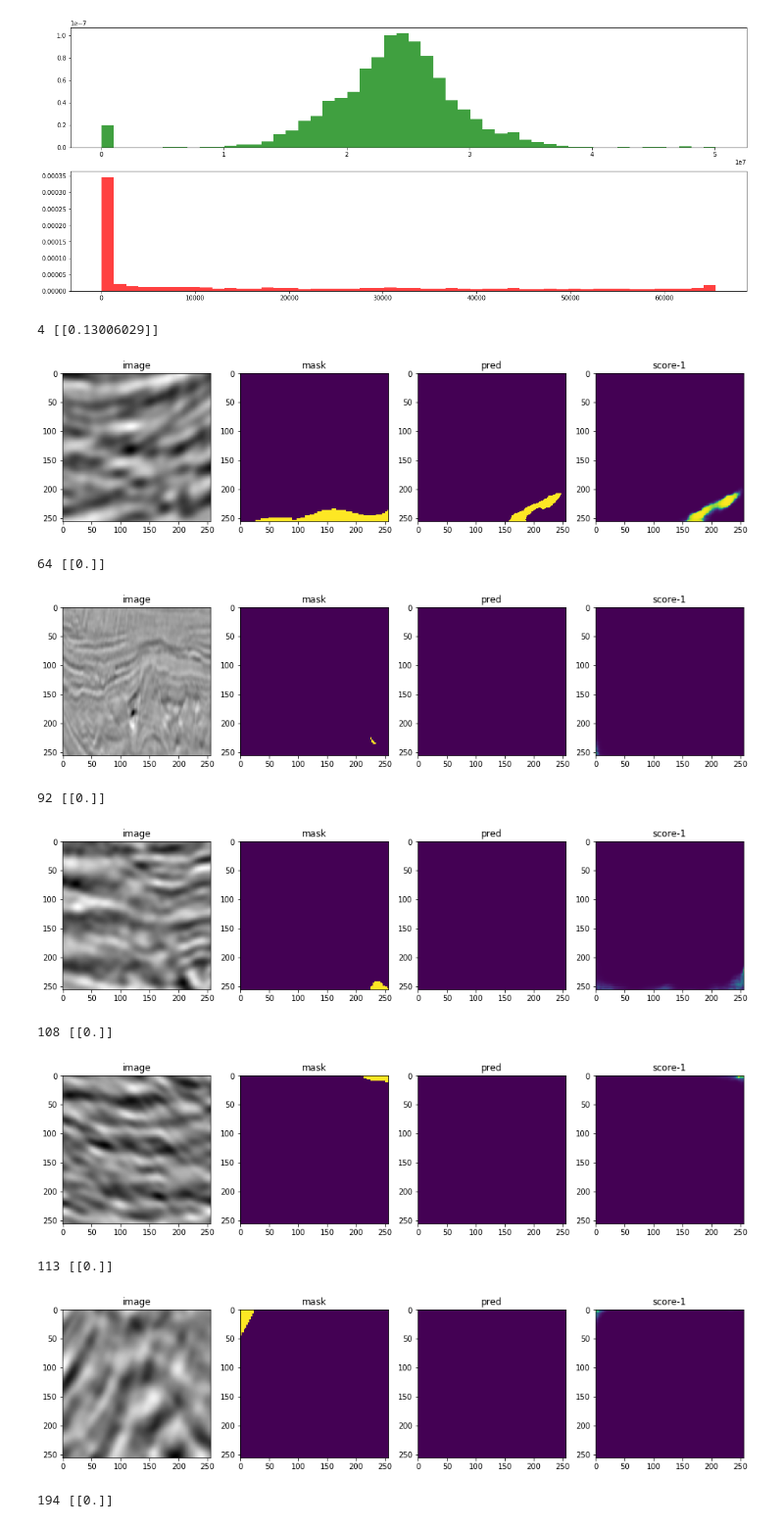
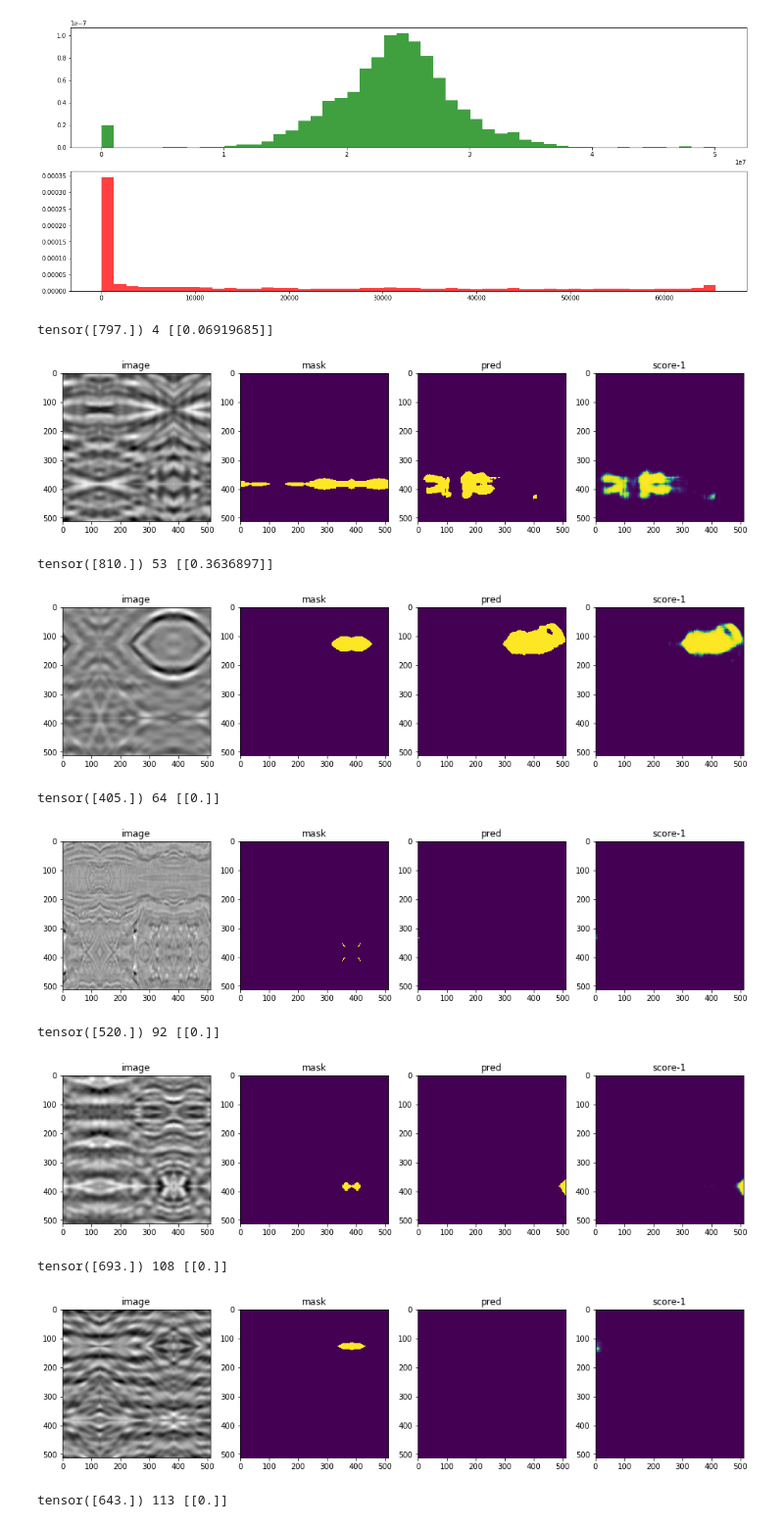
Before and after one commit to pedrodiamel/kaggle-tgs-salt-identification, a Jupyter notebook: books/eval.ipynb, the cells around one changed output. Shown at 98% size. Saved outputs shown, nothing was run; the diff lists cells and outputs as text; code cells hidden in the pictures.

```diff
--- a/books/eval.ipynb
+++ b/books/eval.ipynb
@@ -40,8 +39,8 @@ exp_tgs_unetresnet152_mcedice_adam_tgs-salt-identification-challenge_dim64_001
 # %%
 project          = '../netruns'
-name             = 'exp_tgs_unetresnet_152_mcedice_adam_tgs-salt-identification-challenge_001'
+name             = 'exp_tgs_unetresnet152_mcedice_adam_tgs-salt-identification-challenge_005'
 pathnamedataset  = '~/.kaggle/competitions/tgs-salt-identification-challenge'
-pathmodel        = os.path.join( project, name, 'models/chk000335.pth.tar' )
+pathmodel        = os.path.join( project, name, 'models/model_best.pth.tar' ) #model_best
 batch_size       = 2
 workers          = 1
 cuda             = False
@@ -64,7 +63,17 @@ dataset = TGSDataset(
     filter=True,
     transform=transforms.Compose([
         mtrans.ToResize( (256,256), resize_mode='squash', padding_mode=cv2.BORDER_REFLECT_101 ),
+        mtrans.ToPad( 128, 128, padding_mode=cv2.BORDER_REFLECT_101 ),
+
+        #mtrans.ToResize( (102,102), resize_mode='squash', padding_mode=cv2.BORDER_REFLECT_101 ),
+        #mtrans.ToPad( 13, 13, padding_mode=cv2.BORDER_REFLECT_101 ),
+
         #mtrans.ToResizeUNetFoV(imsize, cv2.BORDER_REFLECT_101),
+        #mtrans.RandomBrightness( factor=0.15 ),
+        #mtrans.RandomContrast( factor=0.15 ),
+        #mtrans.RandomGamma( factor=0.15 ),
+        #mtrans.CLAHE(),
+
         mtrans.ToTensor(),
         #mtrans.ToNormalization(),
         mtrans.ToMeanNormalization( mean=[0.485, 0.456, 0.406], std=[0.229, 0.224, 0.225], )
@@ -187,61 +197,80 @@ plt.show()
 [figure]
 # %%
 
-
+tta=False
 idx=0
 k=0
 for i in range( len(dataset) ):
 
     idx = i
     sample = dataset[ idx ]
-    mask = sample['label'][1,:,:].data.numpy()
+    mask   = sample['label'][1,:,:].data.numpy()
+    depth  = sample['metadata']
     #mask = mask[92:92+116, 92:92+116]
 
+    image_t = sample['image'].unsqueeze(0)
+    depth_t = torch.Tensor( [0] )
+
     idname = dataset.data.getimagename( idx )
-    score = net( sample['image'].unsqueeze(0), torch.Tensor( [0] ) ).float()
+    score = net(image_t, depth_t ).float()
+    if tta:
+        score_t = net( F.fliplr( image_t ), depth_t )
+        score   = score + F.fliplr( score_t )
+        score_t = net( F.flipud( image_t ), depth_t )
+        score   = score + F.flipud( score_t )
+        score_t = net( F.flipud( F.fliplr( image_t ) ), depth_t )
+        score   = score + F.flipud( F.fliplr( score_t ) )
+        score = score/4
+
     score = score.data.cpu().numpy().transpose(2,3,1,0)[...,0]
 
     #score = F.resize_unet_inv_transform( score, (101,101,3), 101, cv2.INTER_CUBIC )
     #mask  = F.resize_unet_inv_transform( mask , (101,101,3), 101, cv2.INTER_LINEAR )
 
     pred  = np.argmax( score, axis=2 )
-    #pred  = sigmoid( score[:,:,1] ) > 0.65
+    #pred  = score[:,:,1] > 0.01
     #print(score.shape)
+
+
+    image = sample['image'][0, ...] #sample['image'][0, 13:-13, 13:-13]
+    score = score[:,:,1] #score[13:-13, 13:-13,1]
+    #pred  = pred[13:-13, 13:-13, ...]
+    #mask  = mask[13:-13, 13:-13, ...]
 
     if mask.sum() < 1:
         continue
 
     iou = compute_ious(mask.astype(int), pred.astype(int))
     if iou > 0.4: continue
-    print(idx, iou)
+    print(depth, idx, iou)
 
     k+=1
-    if k > 20:
+    if k > 10:
         break
 
     plt.figure( figsize=(16,8))
     plt.subplot(141)
-    plt.imshow(sample['image'][0,:,:], cmap='gray')
+    plt.imshow(image, cmap='gray')
     plt.title('image')
     plt.subplot(142)
     plt.imshow(mask)
     plt.title('mask')
     plt.subplot(143)
     plt.imshow(pred)
     plt.title('pred')
     plt.subplot(144)
-    plt.imshow(score[:,:,1])
+    plt.imshow(score)
     plt.title('score-1')
     plt.show()
 # %% [output]
-4 [[0.13006029]]
+tensor([797.]) 4 [[0.06919685]]
-[figure, old version]
+[figure, new version]
-64 [[0.]]
+tensor([810.]) 53 [[0.3636897]]
-[figure, old version]
+[figure, new version]
-92 [[0.]]
+tensor([405.]) 64 [[0.]]
-[figure, old version]
+[figure, new version]
-108 [[0.]]
+tensor([520.]) 92 [[0.]]
-[figure, old version]
+[figure, new version]
-113 [[0.]]
+tensor([693.]) 108 [[0.]]
-[figure, old version]
+[figure, new version]
-194 [[0.]]
+tensor([643.]) 113 [[0.]]
```
Also changed, not shown: parts of 3 cells of this notebook, 16 other files.
